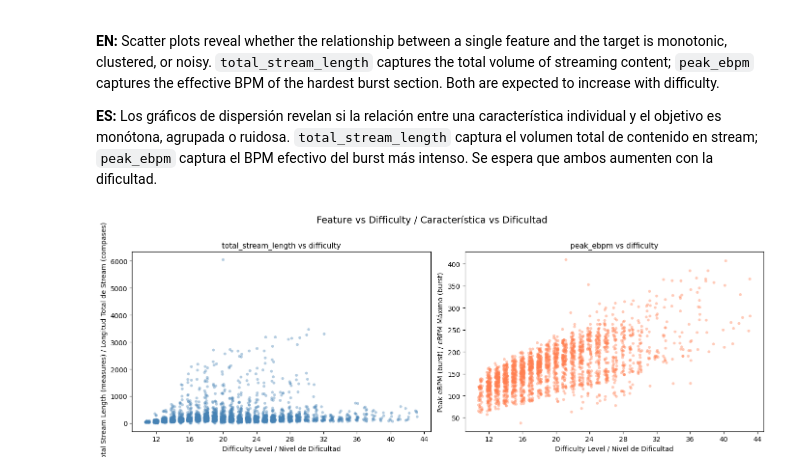
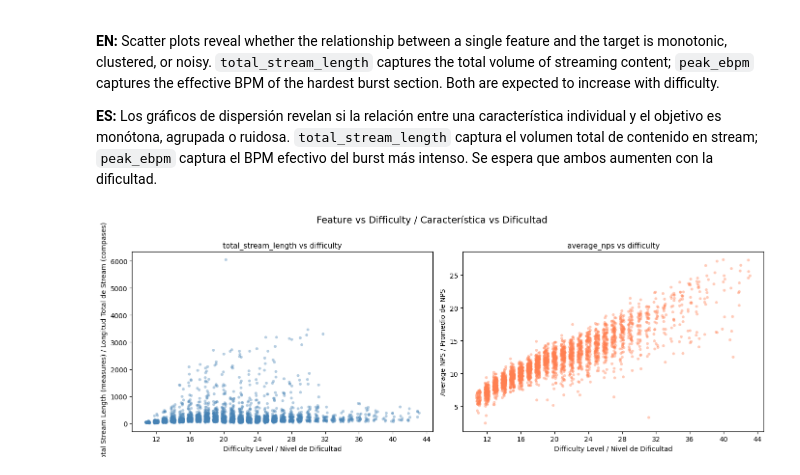
Before and after one commit to MaruDeHabanero/ITGStamina-rater-ml, a Jupyter notebook: ml-core/notebooks/03_exploratory_data_analysis.ipynb, the cells around one changed output. Drawn from its saved outputs; the diff is of its cells as text; code cells hidden in the pictures.

```diff
--- a/ml-core/notebooks/03_exploratory_data_analysis.ipynb
+++ b/ml-core/notebooks/03_exploratory_data_analysis.ipynb
@@ -219,37 +216,37 @@ fig.suptitle(
 
 # ── Left plot: total_stream_length ──────────────────────────────────────────
 # ES: Longitud total de stream vs dificultad.
 # EN: Total stream length vs difficulty.
 axes[0].scatter(
     difficulty_jittered,
     df["total_stream_length"],
     alpha=0.4,
     s=18,
     color="steelblue",
     edgecolors="none",
 )
 axes[0].set_xlabel("Difficulty Level / Nivel de Dificultad", fontsize=10)
 axes[0].set_ylabel("Total Stream Length (measures) / Longitud Total de Stream (compases)", fontsize=10)
 axes[0].set_title("total_stream_length vs difficulty", fontsize=11)
 axes[0].xaxis.set_major_locator(plt.MaxNLocator(integer=True))
 
-# ── Right plot: peak_ebpm ────────────────────────────────────────────────────
-# ES: eBPM máximo de burst vs dificultad.
-# EN: Peak burst eBPM vs difficulty.
+# ── Right plot: average_nps ──────────────────────────────────────────────────
+# ES: Promedio de NPS vs dificultad.
+# EN: Average NPS vs difficulty.
 axes[1].scatter(
     difficulty_jittered,
-    df["peak_ebpm"],
+    df["average_nps"],
     alpha=0.4,
     s=18,
     color="coral",
     edgecolors="none",
 )
 axes[1].set_xlabel("Difficulty Level / Nivel de Dificultad", fontsize=10)
-axes[1].set_ylabel("Peak eBPM (burst) / eBPM Máximo (burst)", fontsize=10)
-axes[1].set_title("peak_ebpm vs difficulty", fontsize=11)
+axes[1].set_ylabel("Average NPS / Promedio de NPS", fontsize=10)
+axes[1].set_title("average_nps vs difficulty", fontsize=11)
 axes[1].xaxis.set_major_locator(plt.MaxNLocator(integer=True))
 
 plt.tight_layout()
 plt.show()
 # %% [output]
-[figure, old version]
+[figure, new version]
```
Also changed, not shown: parts of 7 cells of this notebook, 1 other file.
